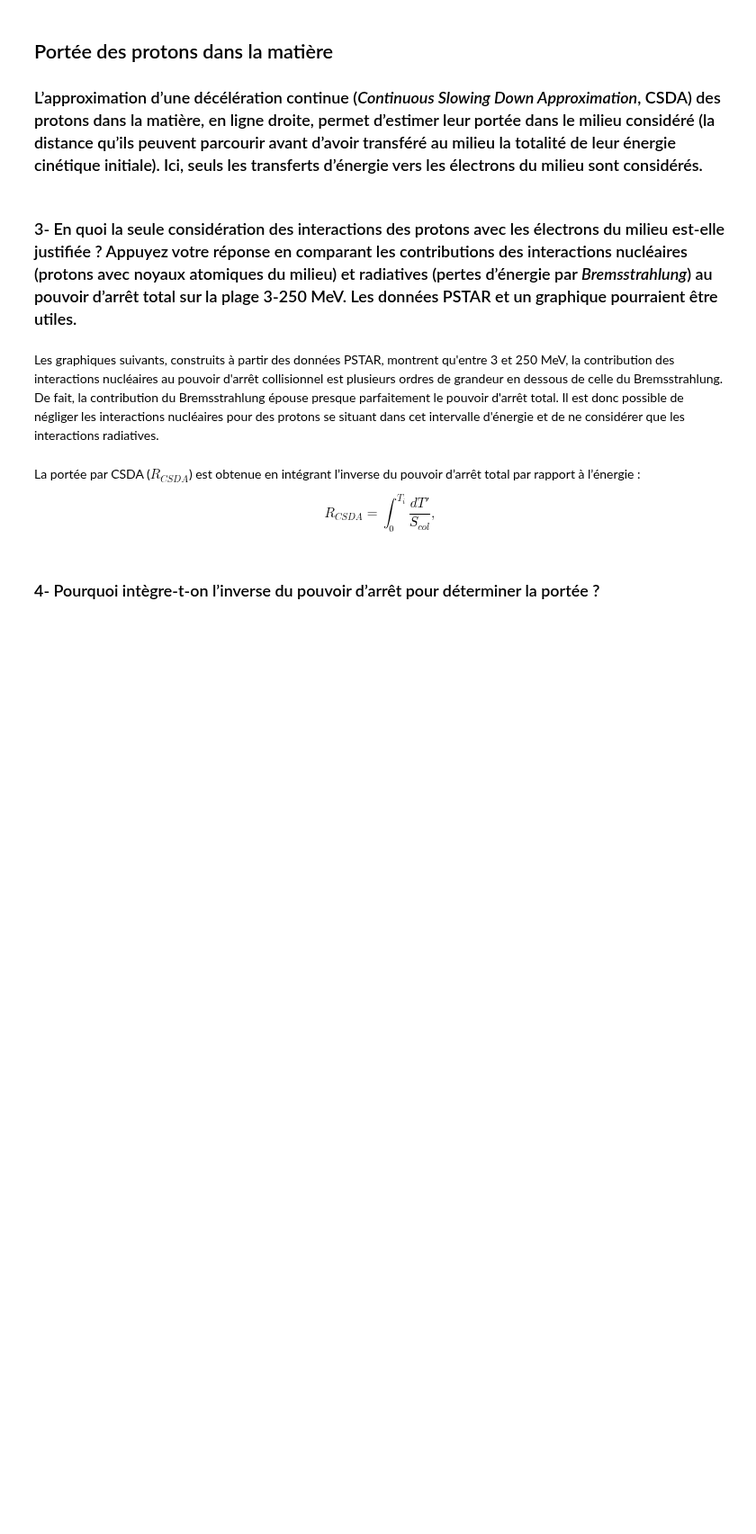
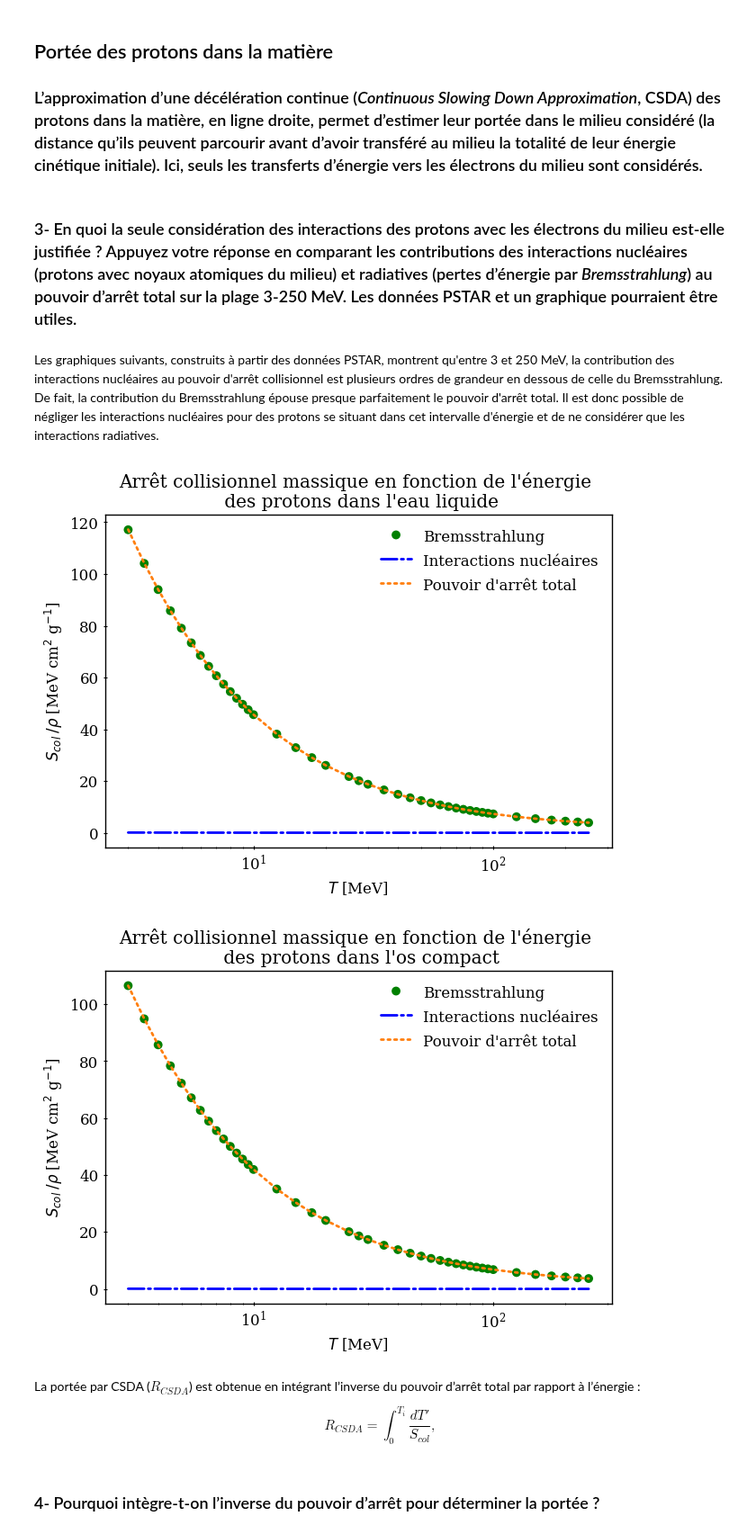
Before and after one commit to mamar828/physique_numerique, a Jupyter notebook: devoirs/tp1/tp1.ipynb, the cells around one changed output. Shown at 90% size. Saved outputs shown, nothing was run; the diff lists cells and outputs as text; code cells hidden in the pictures; blank space fills up the shorter version.

Commit message:
Graphique q3

```diff
--- a/devoirs/tp1/tp1.ipynb
+++ b/devoirs/tp1/tp1.ipynb
@@ -149,28 +154,31 @@ Les graphiques suivants, construits à partir des données PSTAR, montrent qu'en
 # %%
 fichier_eau, fichier_os = 'devoirs/tp1/pstar_eau.csv', 'devoirs/tp1/pstar_os.csv'
 
-def portee(file):
+def portee(file, title):
     donnees = pd.read_csv(file, sep=' ', index_col=False)
     energy = np.array(donnees['Kinetic'])
     bremss = np.array(donnees['Electron'])
     nuclear = np.array(donnees['Nuclear'])
     total = np.array(donnees['Total'])
 
     fig = gl.Figure(
         log_scale_x=True,
         x_label="$T$ [MeV]",
-        y_label=r"Arrêt collisionnel massique $\frac{S_{col}}{\rho}$ [MeV cm$^2$ g$^{-1}$]",
-        title="Arrêt collisionnel massique en fonction de l'énergie des protons"
+        y_label=r"$S_{col}\:/\rho$ [MeV cm$^2$ g$^{-1}$]",
+        title=title
     )
     fig.add_elements(
         gl.Scatter(energy, bremss, face_color='g', label='Bremsstrahlung'),
         gl.Curve(energy, nuclear, color='b', line_style='-.', label='Interactions nucléaires'),
         gl.Curve(energy, total, color='tab:orange', line_style=':', label="Pouvoir d'arrêt total")
     )
     fig.show()
 
-portee(fichier_eau)
-portee(fichier_os)
+portee(fichier_eau, title="Arrêt collisionnel massique en fonction de l'énergie \n des protons dans l'eau liquide")
+portee(fichier_os, title="Arrêt collisionnel massique en fonction de l'énergie \n des protons dans l'os compact")
+# %% [output]
+[figure, added]
+[figure, added]
 # %% [markdown]
 La portée par CSDA ($R_{CSDA}$) est obtenue en intégrant l’inverse du pouvoir d’arrêt total par
 rapport à l’énergie :
```
Also changed, not shown: parts of 2 cells of this notebook.
